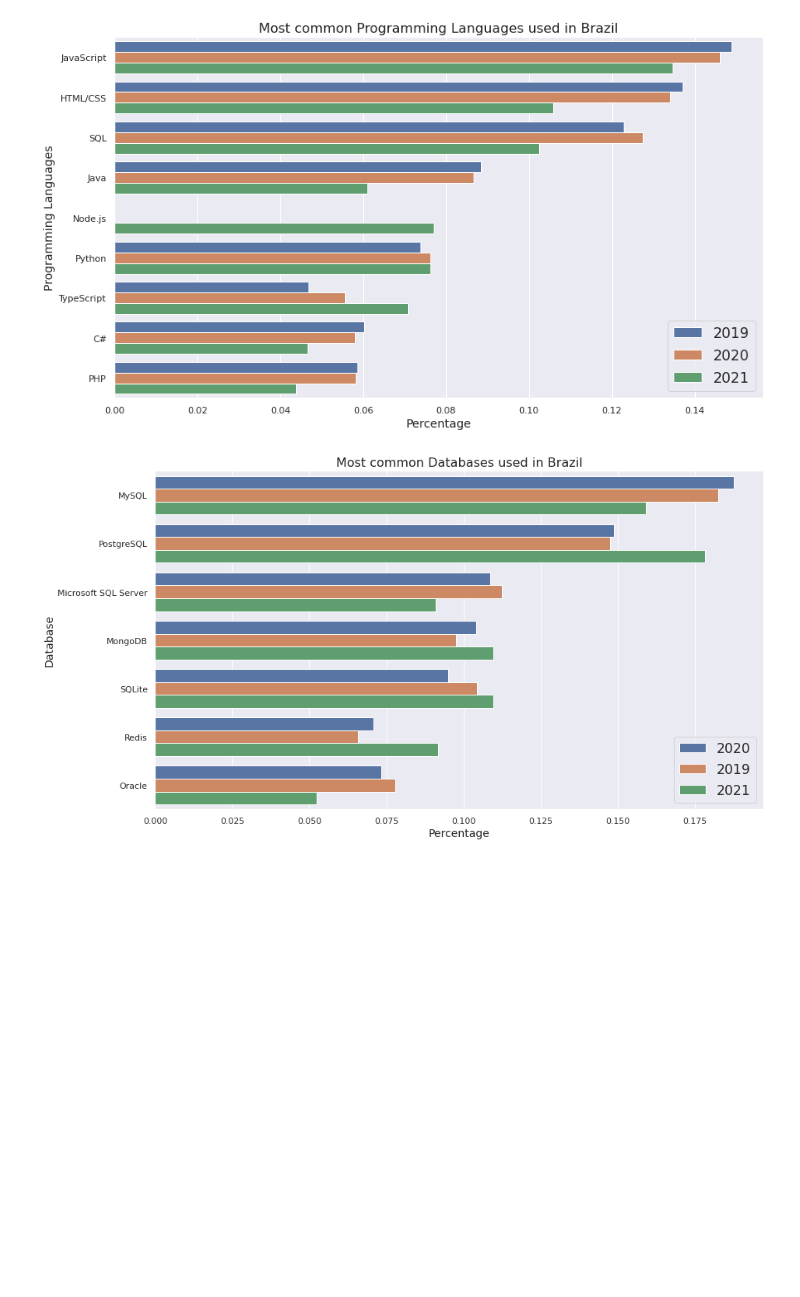
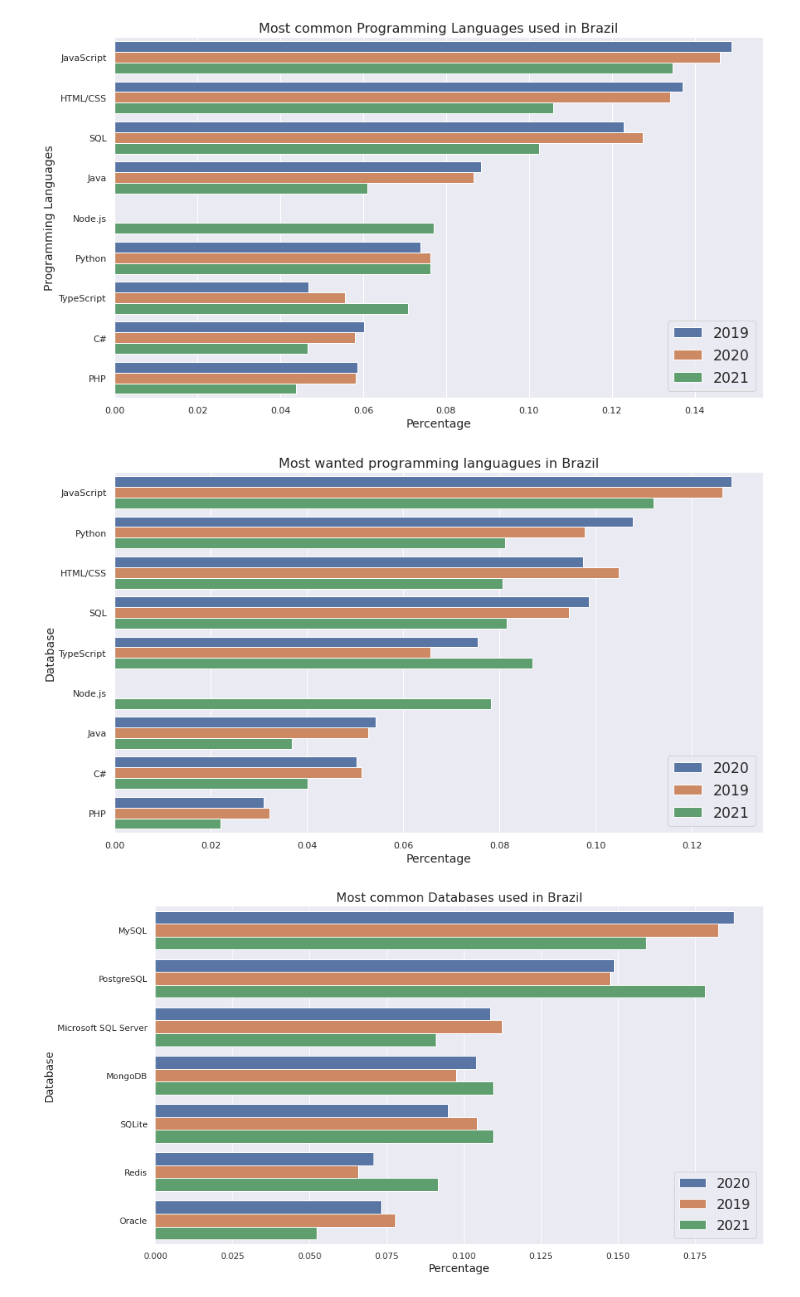
Before and after one commit to statspy-ml/ds_blog, a Jupyter notebook: stackoverflow.ipynb, the cells around one changed output. Saved outputs shown, nothing was run; the diff lists cells and outputs as text; code cells hidden in the pictures; blank space fills up the shorter version.

```diff
--- a/stackoverflow.ipynb
+++ b/stackoverflow.ipynb
@@ -207,6 +207,23 @@ plt.title('Most common Programming Languages used in Brazil', size = 16)
 plt.show()
 # %% [output]
 [figure]
+# %%
+# Figure 1 — Percentage of most wanted programming languages in Brazil
+# databases by the respondents.
+
+plt.figure(figsize=(14,8))
+sns.barplot(x = 'Percentage',
+            y = 'Programming Language/Database',
+            hue = 'Year',
+            data = wanted_lang_chart.sort_values(by='Percentage', ascending=False))
+
+plt.xlabel("Percentage", fontsize = 14)
+plt.ylabel("Database", fontsize = 14)
+plt.legend(fontsize='x-large', title_fontsize='40')
+plt.title('Most wanted programming languagues in Brazil', size = 16)
+plt.show()
+# %% [output]
+[figure, added]
 # %%
 # Figure 1 — Percentage of use databases flavors among all the cited programming
 # databases by the respondents.
```
Also changed, not shown: parts of 31 cells of this notebook, 1 other file.
